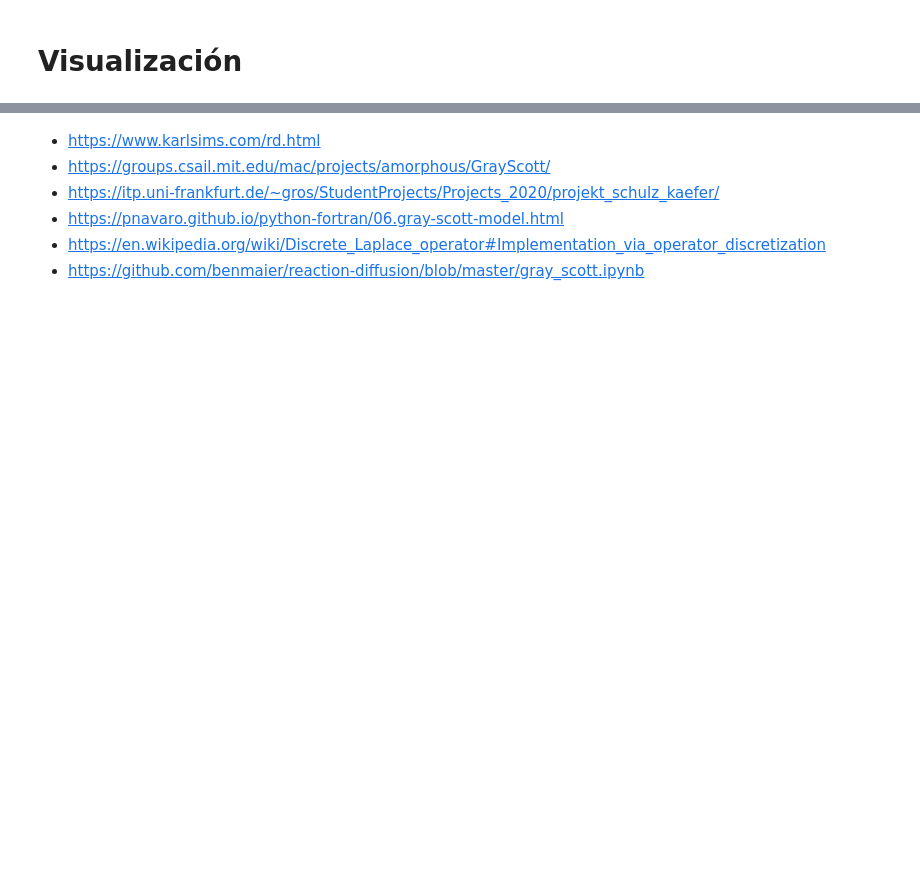
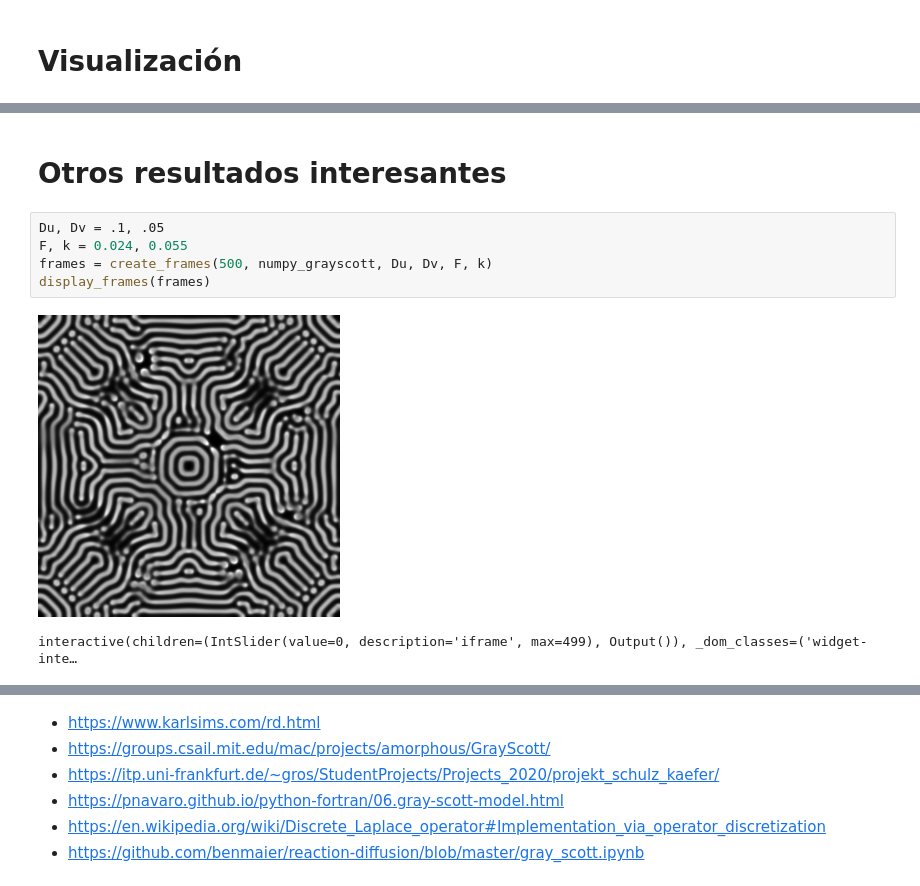
Before and after one commit to dserranog1/computation-for-physicochemistry, a Jupyter notebook: gray-scott/gray-scott.ipynb, the cells around one changed output, grey strips where cells are left out. Cells and saved outputs as stored; diff of their text form; blank space fills up the shorter version.

```diff
--- a/gray-scott/gray-scott.ipynb
+++ b/gray-scott/gray-scott.ipynb
@@ -146,0 +142,10 @@ interactive(children=(IntSlider(value=0, description='iframe', max=499), Output(
+# %% [markdown]
+# Otros resultados interesantes
+# %%
+Du, Dv = .1, .05
+F, k = 0.024, 0.055
+frames = create_frames(500, numpy_grayscott, Du, Dv, F, k)
+display_frames(frames)
+# %% [output]
+[figure, added]
+interactive(children=(IntSlider(value=0, description='iframe', max=499), Output()), _dom_classes=('widget-inte…
```
Also changed, not shown: parts of 12 cells of this notebook.
